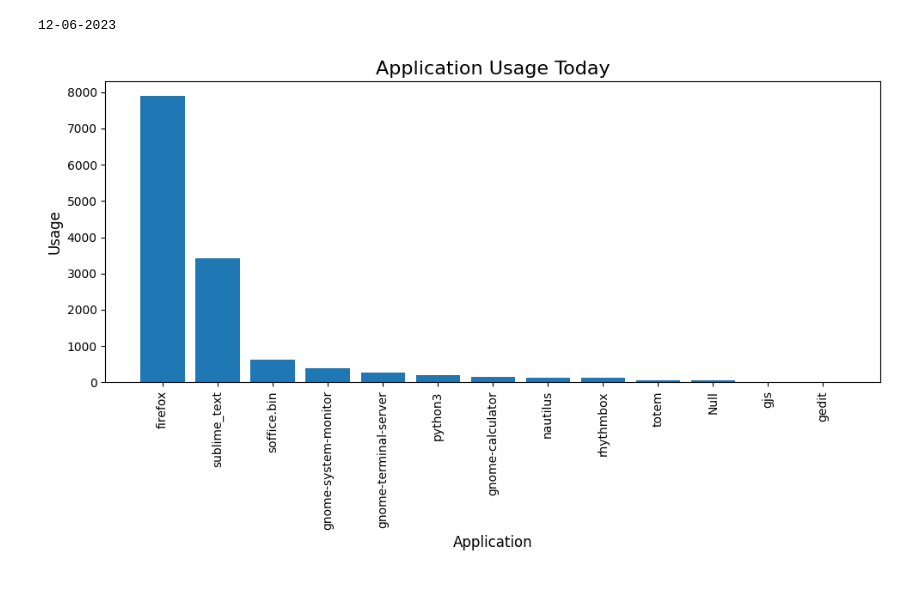
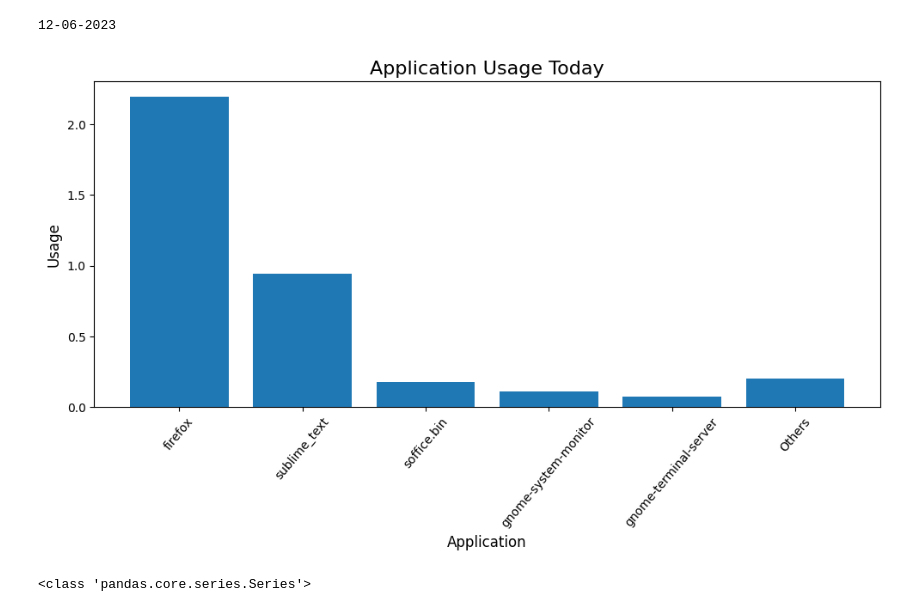
Before and after one commit to codebyAbhishekBharti/health-management-system, a Jupyter notebook: system_analyzer.ipynb, the cells around one changed output. Drawn from its saved outputs; the diff is of its cells as text; code cells hidden in the pictures.

Commit message:
Partially implementing pie graph

```diff
--- a/system_analyzer.ipynb
+++ b/system_analyzer.ipynb
@@ -76,22 +78,30 @@ print(today)
 # %%
 # today_data=df.loc[(df['DATE']==today)&(df['APPLICATION']!='xfdesktop'),['USAGE','APPLICATION']]
 today_data=new_df.loc[(new_df['DATE']==today)&(new_df['APPLICATION']!='xfdesktop'),['USAGE','APPLICATION']] #gets all the log data which has today's date to make graph
 # today_data
 data=today_data.groupby('APPLICATION')['USAGE'].sum()   #groups the application based on categories
-# print(data)
 data=data.sort_values(ascending=False)                  #sorts the data
-# print(data)
+
+top_5_data = data.head(5)
+sum_others = data.iloc[5:].sum()
+data = pd.concat([top_5_data,pd.Series([sum_others], index=["Others"])])
+
 plt.figure(figsize=(10, 6))  # Adjust the figure size as per your preference
-plt.bar(data.index, data.values)
+# print(type(data.values))
+plt.bar(data.index, data.values/3600)
 
 # Customize the plot
 plt.title("Application Usage Today", fontsize=16)
 plt.xlabel("Application", fontsize=12)
 plt.ylabel("Usage", fontsize=12)
-plt.xticks(rotation=90)  # Rotate x-axis labels for better readability
+plt.xticks(rotation=50)  # Rotate x-axis labels for better readability
 
 # Show the plot
 plt.tight_layout()
 plt.show()
+
+data.head(10)
+# print(type(data))
 # %% [output]
-[figure, old version]
+[figure, new version]
+<class 'pandas.core.series.Series'>
```
Also changed, not shown: parts of 3 cells of this notebook.
